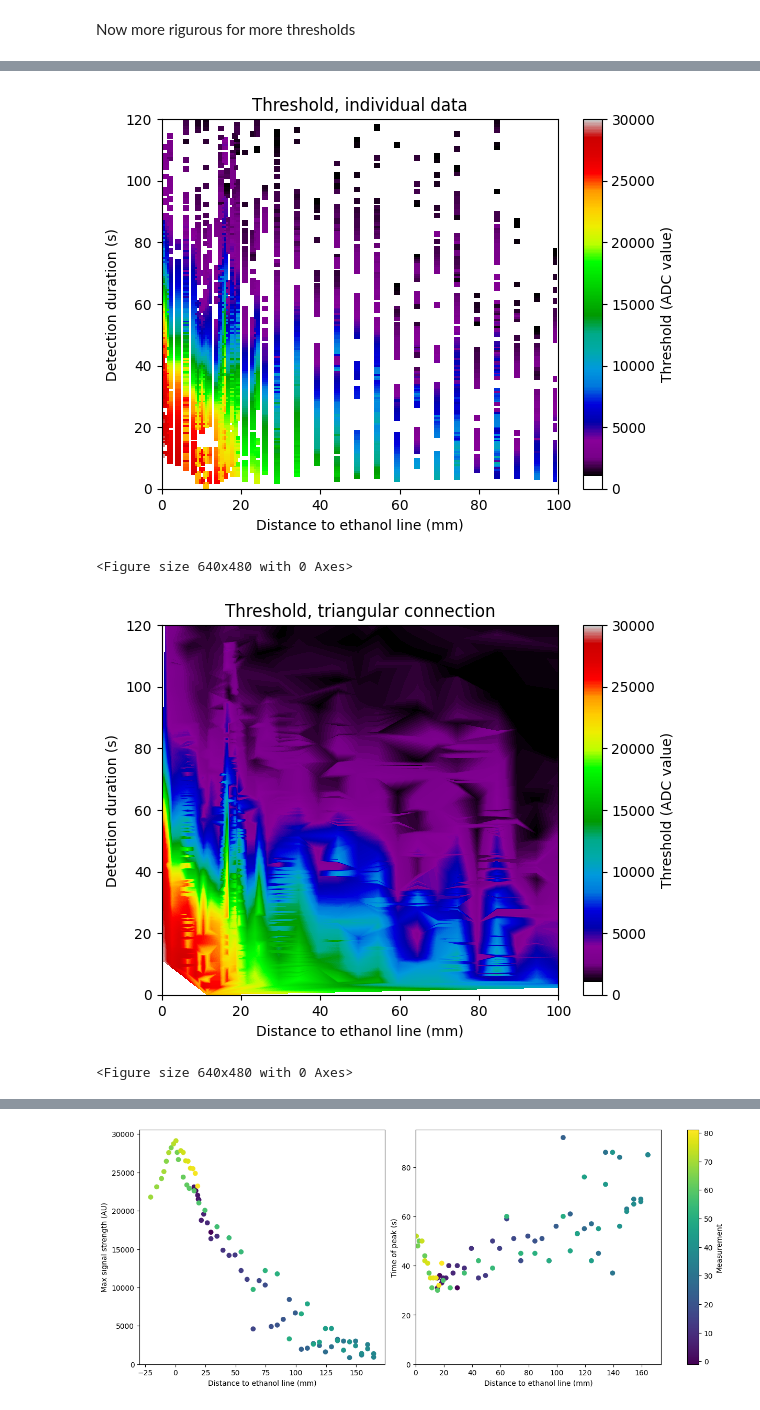
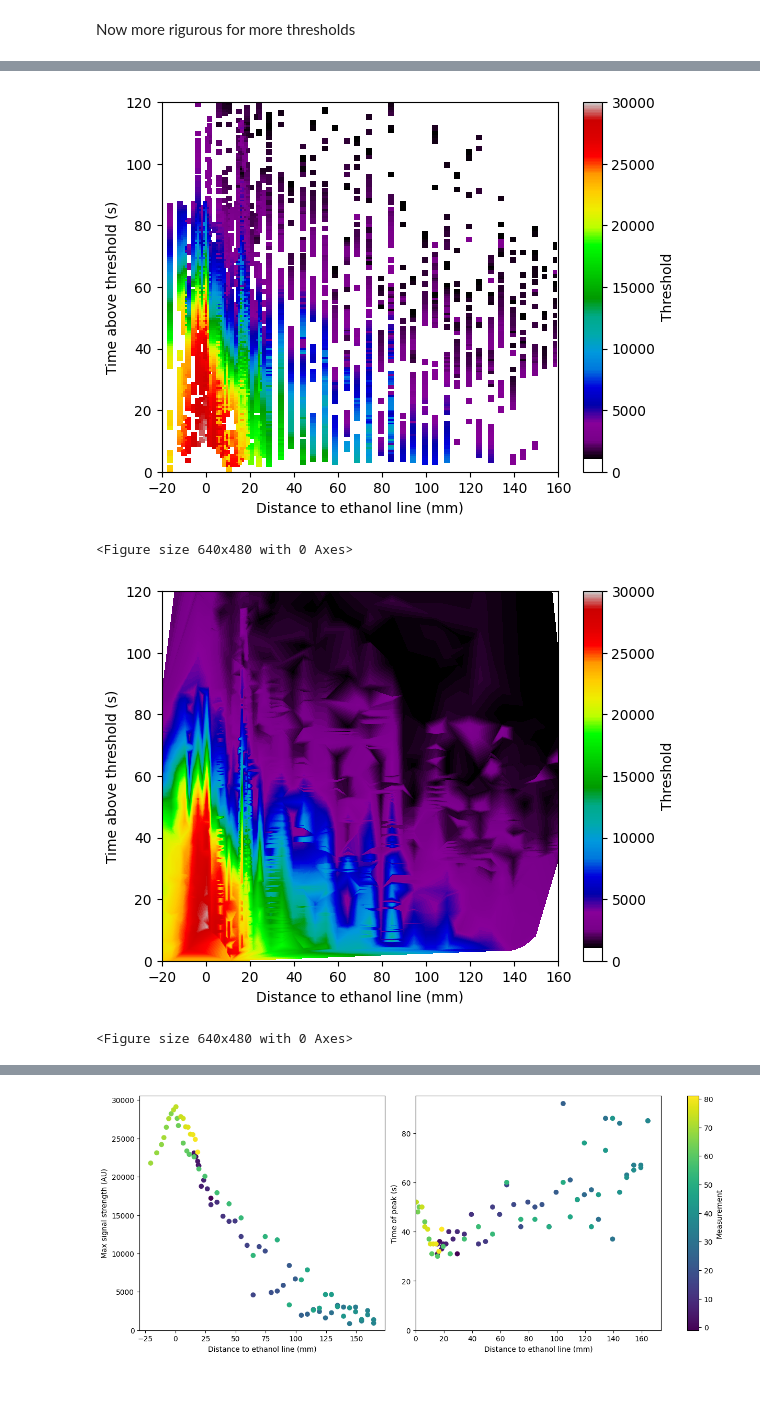
Before and after one commit to Michiel-E3/Bachelor-project, a Jupyter notebook: data-analyse experiment 2/data-analysis2.ipynb, the cells around one changed output, grey strips where cells are left out. Cells and saved outputs as stored; diff of their text form; code cells hidden in the pictures.

```diff
--- a/data-analyse experiment 2/data-analysis2.ipynb
+++ b/data-analyse experiment 2/data-analysis2.ipynb
@@ -308,13 +336,13 @@ time_values = []
 for i, t in enumerate(thresholds):
     for j, d in enumerate(distance):
         time = time_of_use[i, j]
-        if not np.isnan(time) and 0<d:  # Only keep valid data
+        if not np.isnan(time):# and 0<d:  # Only keep valid data
             threshold_values.append(t)
             distance_values.append(d)
             time_values.append(time)
 # %%
 # Define bin edges
-distance_bins = np.linspace(0, 100, 200)
+distance_bins = np.linspace(0-20, 160, 200)
 time_bins = np.linspace(0, 120, 200)
 
 # Bin the data to a grid (mean threshold in each bin)
@@ -331,47 +359,47 @@ valid_mask = ~np.isnan(stat)
 stat_filled = np.nan_to_num(stat, nan=0)
 
 # Apply Gaussian filter to data and mask separately
-smoothed_data = gaussian_filter(stat_filled, sigma=0.2)
-smoothed_mask = gaussian_filter(valid_mask.astype(float), sigma=0.2)
+smoothed_data = gaussian_filter(stat_filled, sigma=0.3)
+smoothed_mask = gaussian_filter(valid_mask.astype(float), sigma=0.3)
 
 # Normalize to correct for masked regions
 with np.errstate(invalid='ignore', divide='ignore'):
     stat_smooth = smoothed_data / smoothed_mask
     stat_smooth[smoothed_mask == 0] = np.nan  # retain NaNs where no data exists
 
 # Create mesh for plotting
 X, Y = np.meshgrid(x_edges[:-1], y_edges[:-1])
 
 # Plot smoothed heatmap
 fig, ax = plt.subplots()
-ax.set_title('Threshold, individual data')
+# ax.set_title('Threshold, individual data')
 c = ax.pcolormesh(X, Y, stat_smooth.T, cmap='nipy_spectral', shading='auto', vmin=threshold_min, vmax=30000)
-ax.set_xlim(0, 100)
+ax.set_xlim(-20, 160)
 ax.set_ylim(0, 120)
 ax.set_xlabel("Distance to ethanol line (mm)")
-ax.set_ylabel("Detection duration (s)")
-cb = fig.colorbar(c, ax=ax, label="Threshold (ADC value)")
+ax.set_ylabel("Time above threshold (s)")
+cb = fig.colorbar(c, ax=ax, label="Threshold")
 cb.set_ticks(range(0,30001,5000))
 plt.show()
 plt.clf()
 
 # Plotting
 fig, ax = plt.subplots()
-ax.set_title('Threshold, triangular connection')
+# ax.set_title('Threshold, triangular connection')
 ax.tricontourf(distance_values, time_values, threshold_values, levels=np.linspace(threshold_min, 30000, 256), cmap='nipy_spectral')
-ax.set_xlim(0, 100)
+ax.set_xlim(-20, 160)
 ax.set_ylim(0, 120)
 ax.set_xlabel("Distance to ethanol line (mm)")
-ax.set_ylabel("Detection duration (s)")
-cb = fig.colorbar(c, ax=ax, label="Threshold (ADC value)")
+ax.set_ylabel("Time above threshold (s)")
+cb = fig.colorbar(c, ax=ax, label="Threshold")
 cb.set_ticks(range(0,30001,5000))
 plt.show()
 plt.clf()
 plt.clf()
 # %% [output]
-[figure, old version]
+[figure, new version]
 <Figure size 640x480 with 0 Axes>
-[figure, old version]
+[figure, new version]
 <Figure size 640x480 with 0 Axes>
 # %%
 # Create grid for distance and time
```
Also changed, not shown: parts of 6 cells of this notebook, 1 other file.
